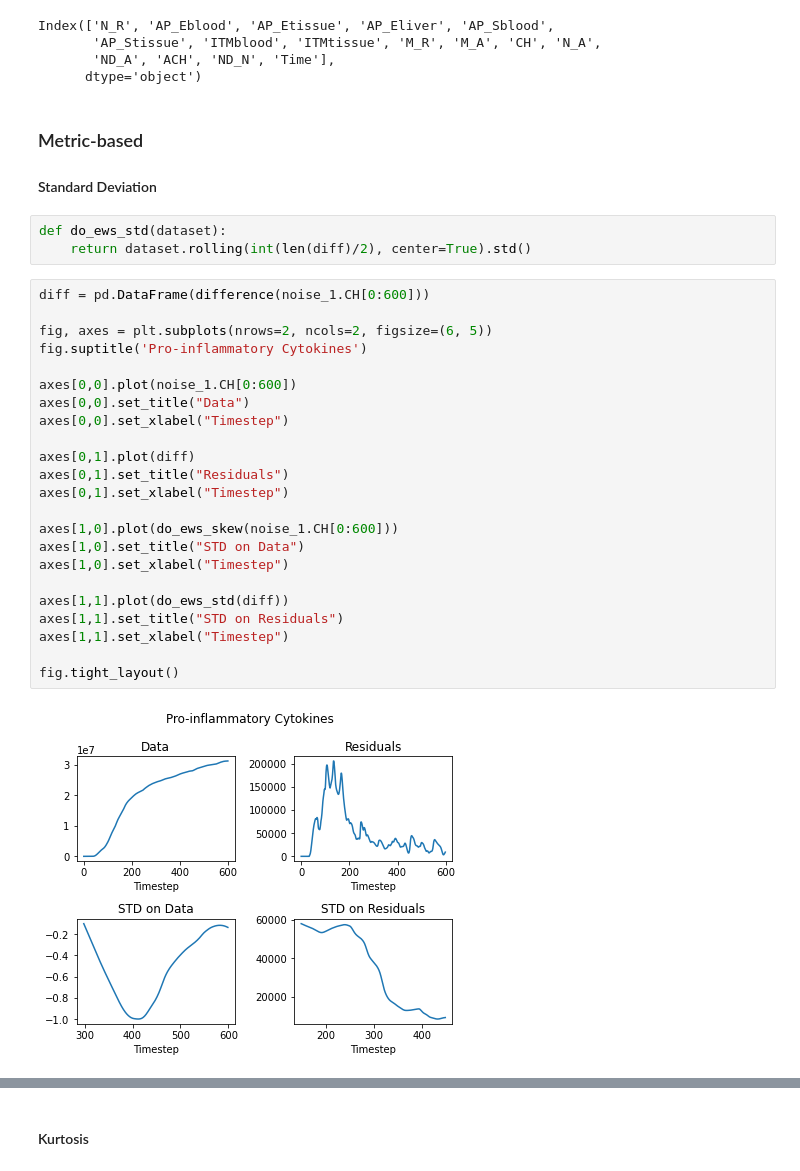
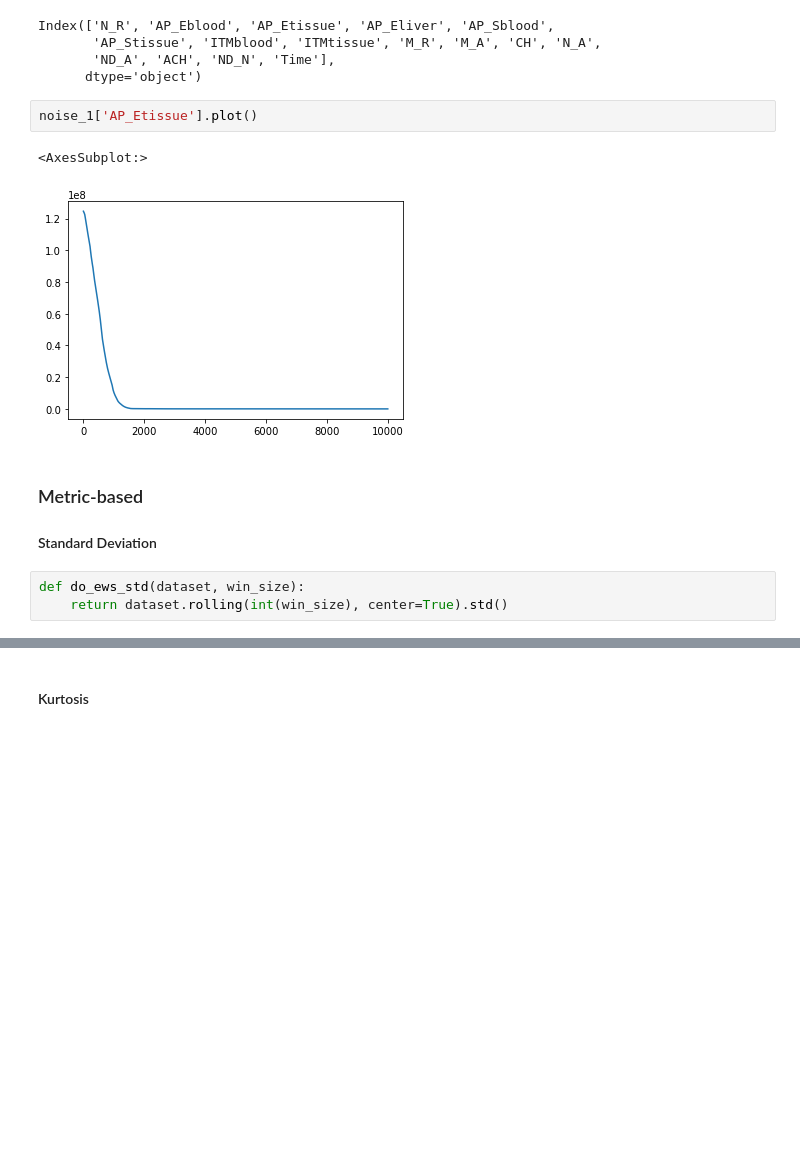
Before and after one commit to UvaCsl/immune-ct, a Jupyter notebook: Part III - EWS.ipynb, the cells around one changed output, grey strips where cells are left out. Cells and saved outputs as stored; diff of their text form; blank space fills up the shorter version.

```diff
--- a/Part III - EWS.ipynb
+++ b/Part III - EWS.ipynb
@@ -58,34 +89,14 @@ Index(['N_R', 'AP_Eblood', 'AP_Etissue', 'AP_Eliver', 'AP_Sblood',
        'AP_Stissue', 'ITMblood', 'ITMtissue', 'M_R', 'M_A', 'CH', 'N_A',
        'ND_A', 'ACH', 'ND_N', 'Time'],
       dtype='object')
+# %%
+noise_1['AP_Etissue'].plot()
+# %% [output]
+<AxesSubplot:>
+[figure, added]
 # %% [markdown]
 ### Metric-based
 #### Standard Deviation
 # %%
-def do_ews_std(dataset):
-    return dataset.rolling(int(len(diff)/2), center=True).std()
+def do_ews_std(dataset, win_size):
+    return dataset.rolling(int(win_size), center=True).std()
-# %%
-diff = pd.DataFrame(difference(noise_1.CH[0:600]))
-
-fig, axes = plt.subplots(nrows=2, ncols=2, figsize=(6, 5))
-fig.suptitle('Pro-inflammatory Cytokines')
-
-axes[0,0].plot(noise_1.CH[0:600])
-axes[0,0].set_title("Data")
-axes[0,0].set_xlabel("Timestep")
-
-axes[0,1].plot(diff)
-axes[0,1].set_title("Residuals")
-axes[0,1].set_xlabel("Timestep")
-
-axes[1,0].plot(do_ews_skew(noise_1.CH[0:600]))
-axes[1,0].set_title("STD on Data")
-axes[1,0].set_xlabel("Timestep")
-
-axes[1,1].plot(do_ews_std(diff))
-axes[1,1].set_title("STD on Residuals")
-axes[1,1].set_xlabel("Timestep")
-
-fig.tight_layout()
-# %% [output]
-[figure, removed]
```
Also changed, not shown: parts of 17 cells of this notebook, 4 other files.
